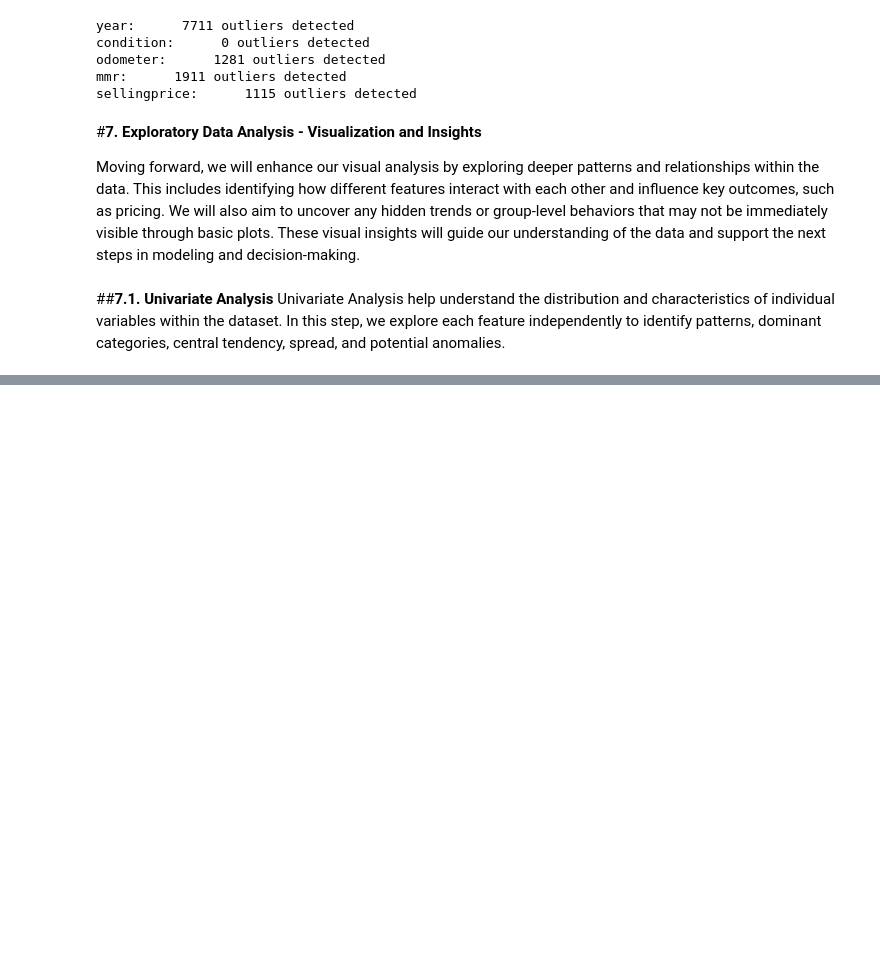
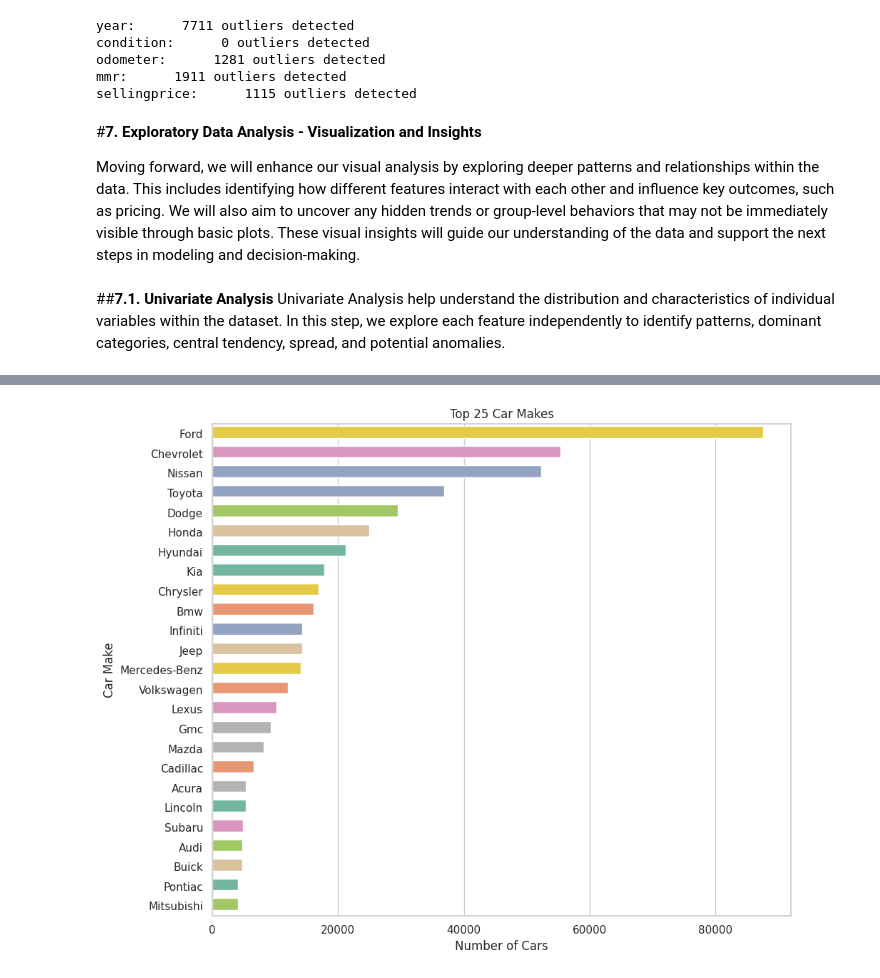
Before and after one commit to Sagarjain93/car_prices, a Jupyter notebook: car_prices.ipynb, the cells around one changed output, grey strips where cells are left out. Saved outputs shown, nothing was run; the diff lists cells and outputs as text; code cells hidden in the pictures; blank space fills up the shorter version.

```diff
--- a/car_prices.ipynb
+++ b/car_prices.ipynb
@@ -418,0 +450,31 @@ Univariate Analysis help understand the distribution and characteristics of indi
+# %%
+#  Get top 25 car makes
+top_25_makes = df['make'].value_counts().nlargest(25).index
+
+#  Filter the DataFrame for top 25
+df_top_25 = df[df['make'].isin(top_25_makes)]
+
+
+plt.figure(figsize=(10, 8))
+make_order = df_top_25['make'].value_counts().index
+
+ax = sns.countplot(
+    y='make',
+    data=df_top_25,
+    order=make_order,
+    hue='make',
+    palette='Set2',
+    legend=False
+)
+
+# Optional spacing
+for bar in ax.patches:
+    bar.set_height(0.6)
+
+plt.title('Top 25 Car Makes')
+plt.xlabel('Number of Cars')
+plt.ylabel('Car Make')
+plt.tight_layout()
+plt.show()
+# %% [output]
+[figure, added]
```
Also changed, not shown: parts of 8 cells of this notebook.
